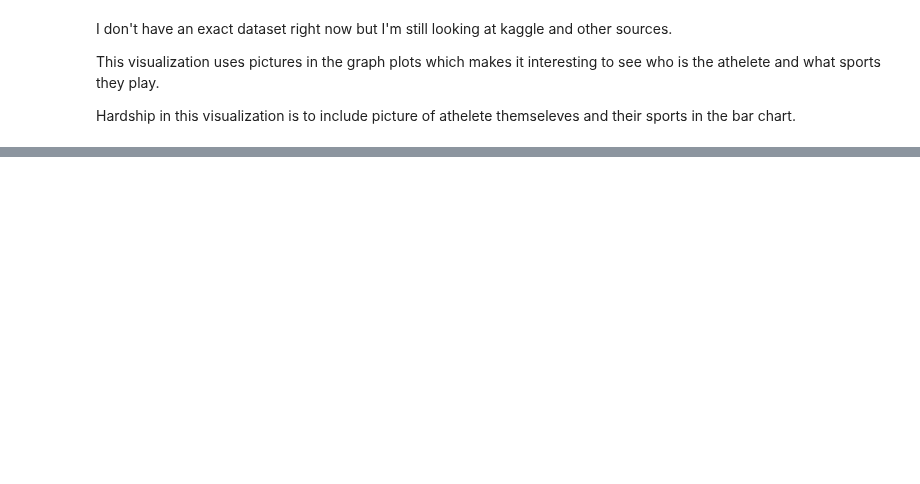
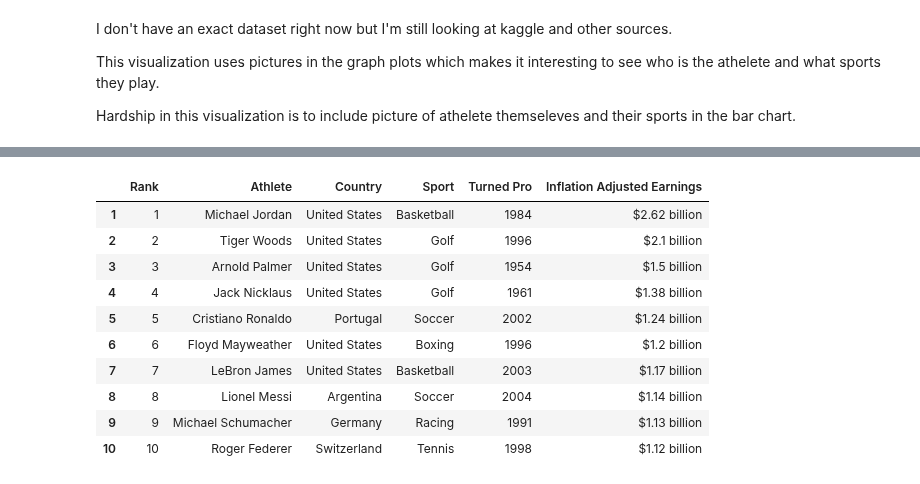
Before and after one commit to aayushbhurtel/Data_Visualization, a Jupyter notebook: Recreating_masters_proposal.ipynb, the cells around one changed output, grey strips where cells are left out. Cells and saved outputs as stored; diff of their text form; code cells hidden in the pictures; blank space fills up the shorter version.

```diff
--- a/Recreating_masters_proposal.ipynb
+++ b/Recreating_masters_proposal.ipynb
@@ -20,0 +55,14 @@ Hardship in this visualization is to include picture of athelete themseleves and
+# %%
+df
+# %% [output]
+|  | Rank | Athlete | Country | Sport | Turned Pro | Inflation Adjusted Earnings |
+| 1 | 1 | Michael Jordan | United States | Basketball | 1984 | $2.62 billion |
+| 2 | 2 | Tiger Woods | United States | Golf | 1996 | $2.1 billion |
+| 3 | 3 | Arnold Palmer | United States | Golf | 1954 | $1.5 billion |
+| 4 | 4 | Jack Nicklaus | United States | Golf | 1961 | $1.38 billion |
+| 5 | 5 | Cristiano Ronaldo | Portugal | Soccer | 2002 | $1.24 billion |
+| 6 | 6 | Floyd Mayweather | United States | Boxing | 1996 | $1.2 billion |
+| 7 | 7 | LeBron James | United States | Basketball | 2003 | $1.17 billion |
+| 8 | 8 | Lionel Messi | Argentina | Soccer | 2004 | $1.14 billion |
+| 9 | 9 | Michael Schumacher | Germany | Racing | 1991 | $1.13 billion |
+| 10 | 10 | Roger Federer | Switzerland | Tennis | 1998 | $1.12 billion |
```
Also changed, not shown: parts of 12 cells of this notebook.
